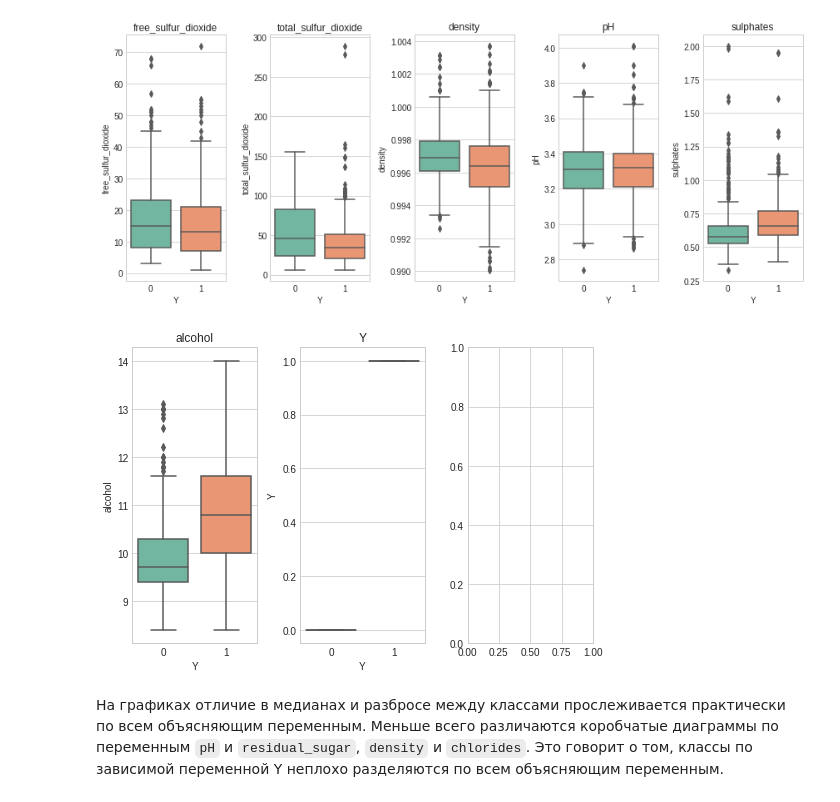
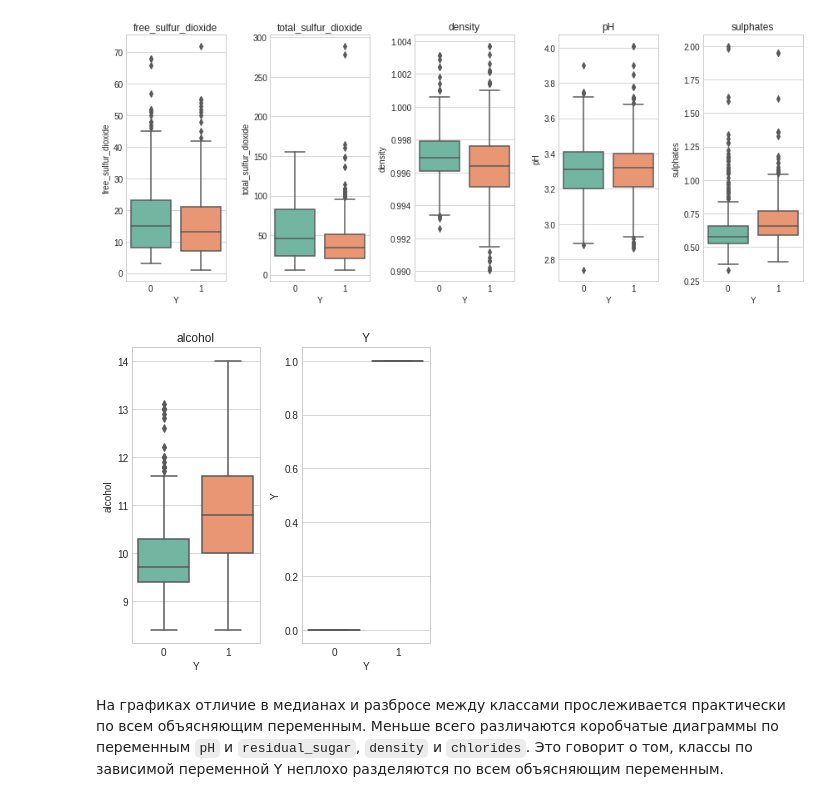
Before and after one commit to Konkurent/ML, a Jupyter notebook: lesson_03/Lab_04_Кечин.ipynb, the cells around one changed output. Drawn from its saved outputs; the diff is of its cells as text; code cells hidden in the pictures.

```diff
--- a/lesson_03/Lab_04_Кечин.ipynb
+++ b/lesson_03/Lab_04_Кечин.ipynb
@@ -297,25 +297,25 @@ plt.show()
 # %%
 # создаём полотно и делим его на четыре части
 fig = plt.figure(figsize=(7.2, 5))
 gs = mpl.gridspec.GridSpec(1, 3)
 ax1 = plt.subplot(gs[0, 0])
 ax2 = plt.subplot(gs[0, 1])
-ax3 = plt.subplot(gs[0, 2])
 
-axs = [ax1, ax2, ax3]
+axs = [ax1, ax2]
+
 
 cols_loop = list(DF.columns[10:12].values)
 for col_name in cols_loop :
     i = cols_loop.index(col_name)
     sns.boxplot(x='Y', y=col_name, data=DF, ax=axs[i])
     axs[i].set_ylabel(col_name)
     axs[i].set_title(col_name)
 
 # корректируем расположение графиков на полотне
 gs.tight_layout(plt.gcf())
 plt.show()
 # %% [output]
-[figure, old version]
+[figure, new version]
 # %% [markdown]
 На графиках отличие в медианах и разбросе между классами прослеживается практически по всем объясняющим переменным. Меньше всего различаются коробчатые диаграммы по переменным `pH` и `residual_sugar`, `density` и `chlorides`. Это говорит о том, классы по зависимой переменной Y неплохо разделяются по всем объясняющим переменным.
 # %% [markdown]
```
Also changed, not shown: parts of 2 cells of this notebook, 2 other files.
